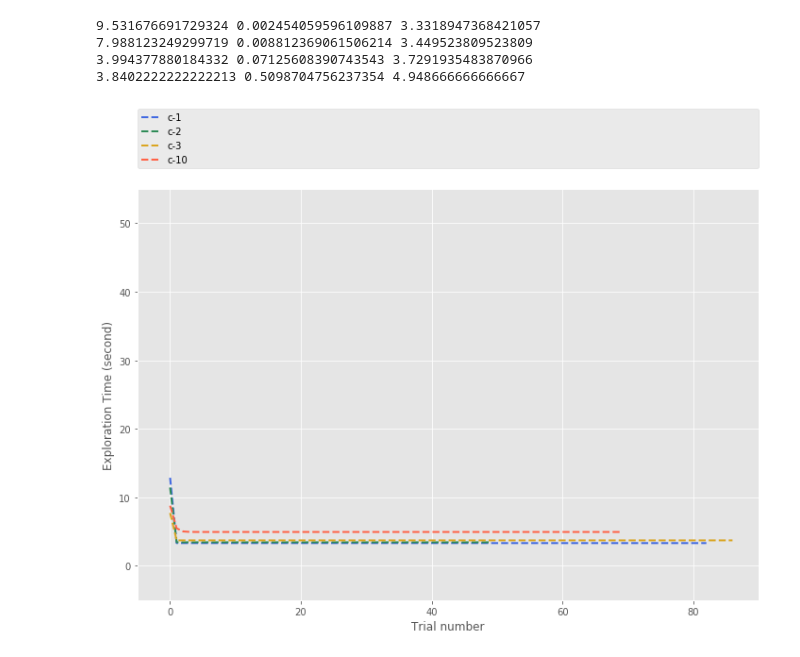
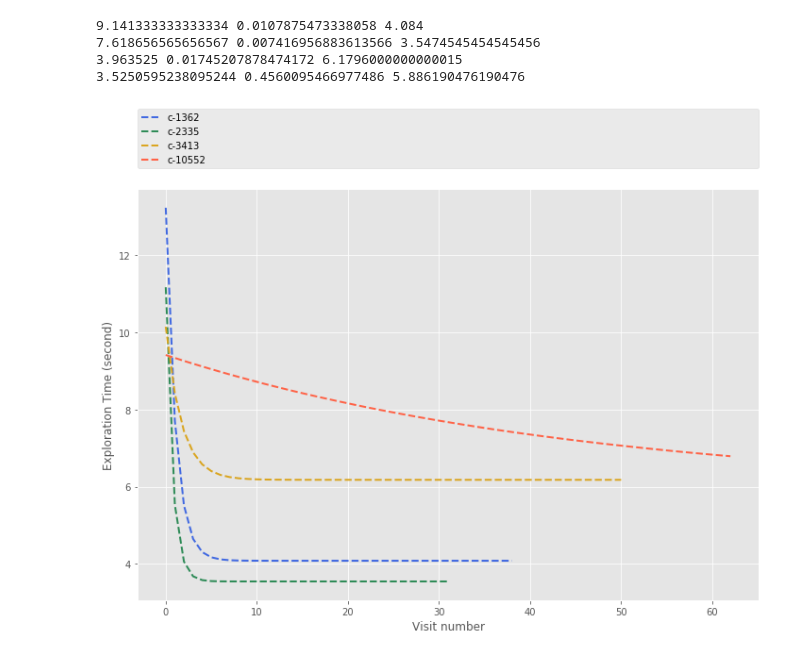
Before and after one commit to TanviDeora/MothLearning, a Jupyter notebook: Step7b_JustAlternateWaysOfPlotting.ipynb, the cells around one changed output. Cells and saved outputs as stored; diff of their text form; code cells hidden in the pictures.

```diff
--- a/Step7b_JustAlternateWaysOfPlotting.ipynb
+++ b/Step7b_JustAlternateWaysOfPlotting.ipynb
@@ -8,8 +8,8 @@ import os
 import numpy as np
 import glob
 # %%
-outpath_fig = './dataFolders/Output/Figures/'
-# outpath = './dataFolders/Output/Step6_FloralTypeConsolidatedData_AndFitParameters/'
+outpath_fig = './dataFolders/Output/Figures/v2'
+outpath = './dataFolders/Output/Step6_FloralTypeConsolidatedData_AndFitParameters_v2/'
 # %%
 # Define exponential function func,
 # where a = alpha, b = Tau, c = y intercept
@@ -23,49 +23,50 @@ colorLine = ['royalblue', 'seagreen', 'goldenrod', 'tomato']
 # fig1, ax0 = plt.subplots(2, 2, sharex = True, sharey = True, figsize = (8,6))
 fig1, ax = plt.subplots(figsize = (10,8))
 # ax = ax0.ravel()
-
-for floralShape, i in zip(shapes, range(len(shapes))):
+i = 0
+for floralShape in shapes:
 
     file  = glob.glob(outpath + floralShape + '_Alltrials.csv')
     new_df = pd.read_csv(file[0])
 
     xdata = new_df.trialNum.values
     ydata = new_df.DiscoveryTime.values
 
     xdata_notnan = new_df[new_df.DiscoveryTime.notnull()].trialNum.values
     ydata_notnan = new_df[new_df.DiscoveryTime.notnull()].DiscoveryTime.values
     numMoth = len(new_df.name.unique())
 
     param_file = glob.glob(outpath + floralShape + '_FittedParameters.csv')
     param_df = pd.read_csv(param_file[0])
 
     idx = 0 # pick all the 1/2 length data from the parameter df (because 1/2 length data slope is = 0 across all shapes)
     a0 = param_df.loc[idx,'alpha']
     mean_y0 = param_df.loc[idx, 'y_intercept']
     tau = param_df.loc[idx, 'tau']
 
     # plot the final curve fit
     max_trial=max(xdata_notnan)
-    ax.plot(range(0,max_trial), fit_to_exponential(range(0,max_trial), a0, tau, mean_y0),
-             '--', linewidth=2, color = colorLine[i], label = floralShape)
+    ax.plot(range(0,max_trial), (fit_to_exponential(range(0,max_trial), a0*100, tau*100, mean_y0*100))*1/100,
+             '--', linewidth=2, color = colorLine[i], label = floralShape + str(len(xdata)))
 #              label = 'fit: alpha= %5.3f , Tau= %5.3f, y0= %5.3f' %(a0/100, tau/100, mean_y0/100))
 
 #     ax[i].set_title(floralShape, y=1.2)
-    ax.set_xlabel('Trial number')
+    ax.set_xlabel('Visit number')
     ax.set_ylabel('Exploration Time (second)')
     leg = plt.legend()
     leg.get_frame().set_linewidth(1.5)
     ax.legend(bbox_to_anchor=(0., 1.05, 1., .102), loc=3, mode="expand", borderaxespad=0.)
-    ax.set_xlim([-5,90])
-    ax.set_ylim([-5,55])
+#     ax.set_xlim([-5,90])
+#     ax.set_ylim([-5,55])
 #     ax.text(60, 40+i, floralShape + ' N= ' + str(numMoth))
     print(a0, tau, mean_y0)
+    i+=1
 
 fig1.tight_layout()
-fig1.savefig(outpath_fig + 'All4LearningCurveTogether.svg')
+fig1.savefig(outpath_fig + 'All4LearningCurveTogether_withlargerYaxis.svg')
 # %% [output]
-9.531676691729324 0.002454059596109887 3.3318947368421057
-7.988123249299719 0.008812369061506214 3.449523809523809
-3.994377880184332 0.07125608390743543 3.7291935483870966
-3.8402222222222213 0.5098704756237354 4.948666666666667
+9.141333333333334 0.0107875473338058 4.084
+7.618656565656567 0.007416956883613566 3.5474545454545456
+3.963525 0.01745207878474172 6.1796000000000015
+3.5250595238095244 0.4560095466977486 5.886190476190476
-[figure, old version]
+[figure, new version]
```
Also changed, not shown: 3 other files.
